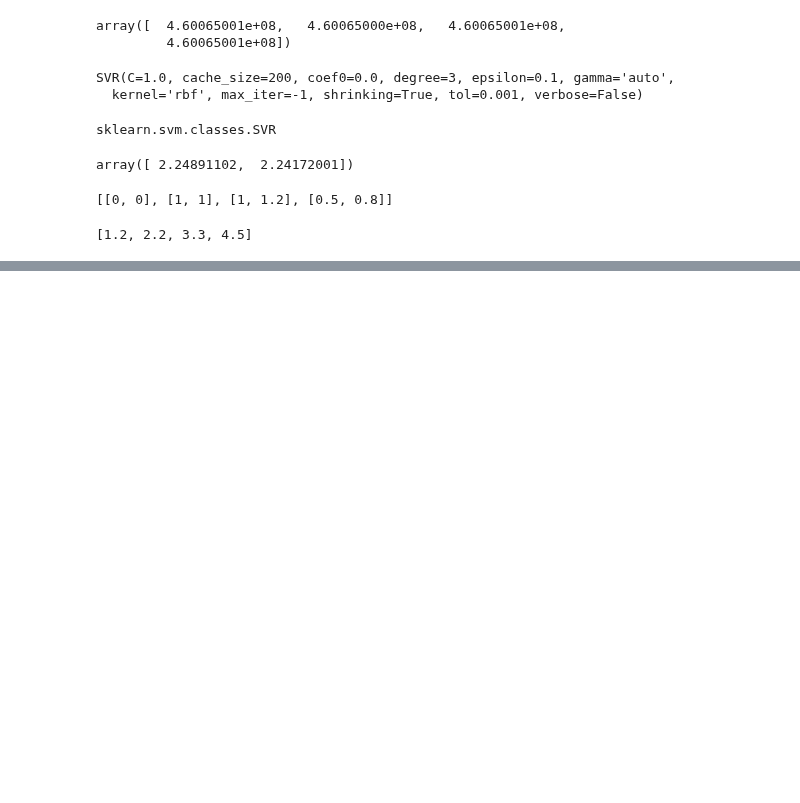
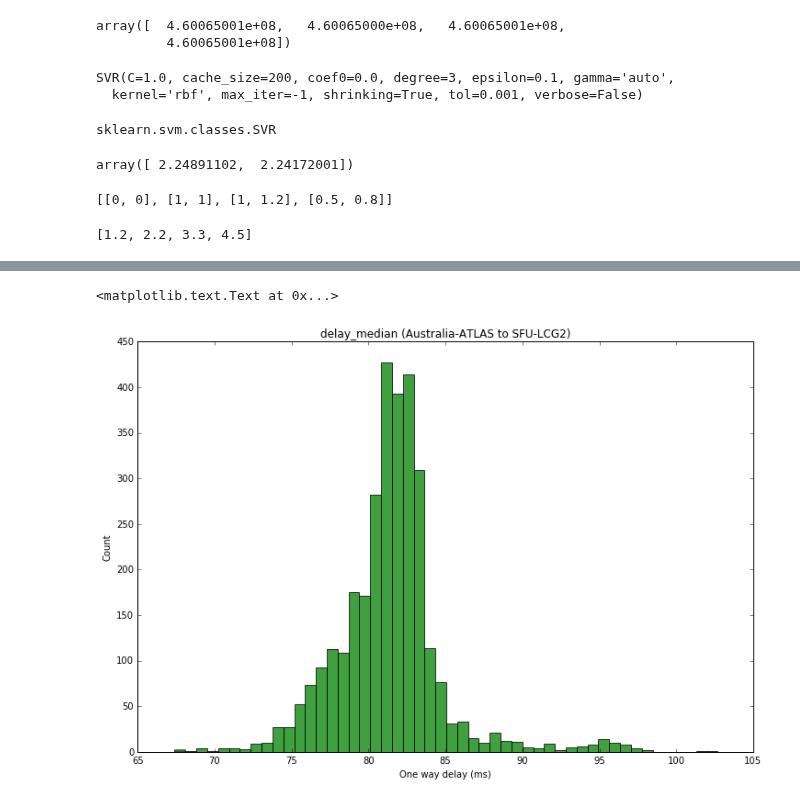
Before and after one commit to ATLAS-Analytics/AnalyticsNotebooks, a Jupyter notebook: Xinran/Xinran3.ipynb, the cells around one changed output, grey strips where cells are left out. Saved outputs shown, nothing was run; the diff lists cells and outputs as text; code cells hidden in the pictures; blank space fills up the shorter version.

```diff
--- a/Xinran/Xinran3.ipynb
+++ b/Xinran/Xinran3.ipynb
@@ -593,0 +620,13 @@ y
+# %%
+a = pd.read_pickle('raw_data_1.pkl')
+
+d = a.delay_median
+d = d[d.notnull()]
+
+plt.figure(figsize=[12, 8])
+plt.hist(d, 50, facecolor='green', alpha=0.75)
+plt.xlabel('One way delay (ms)'), plt.ylabel('Count')
+plt.title('delay_median (Australia-ATLAS to SFU-LCG2)')
+# %% [output]
+<matplotlib.text.Text at 0x...>
+[figure, added]
```
Also changed, not shown: parts of 24 cells of this notebook, 4 other files.
